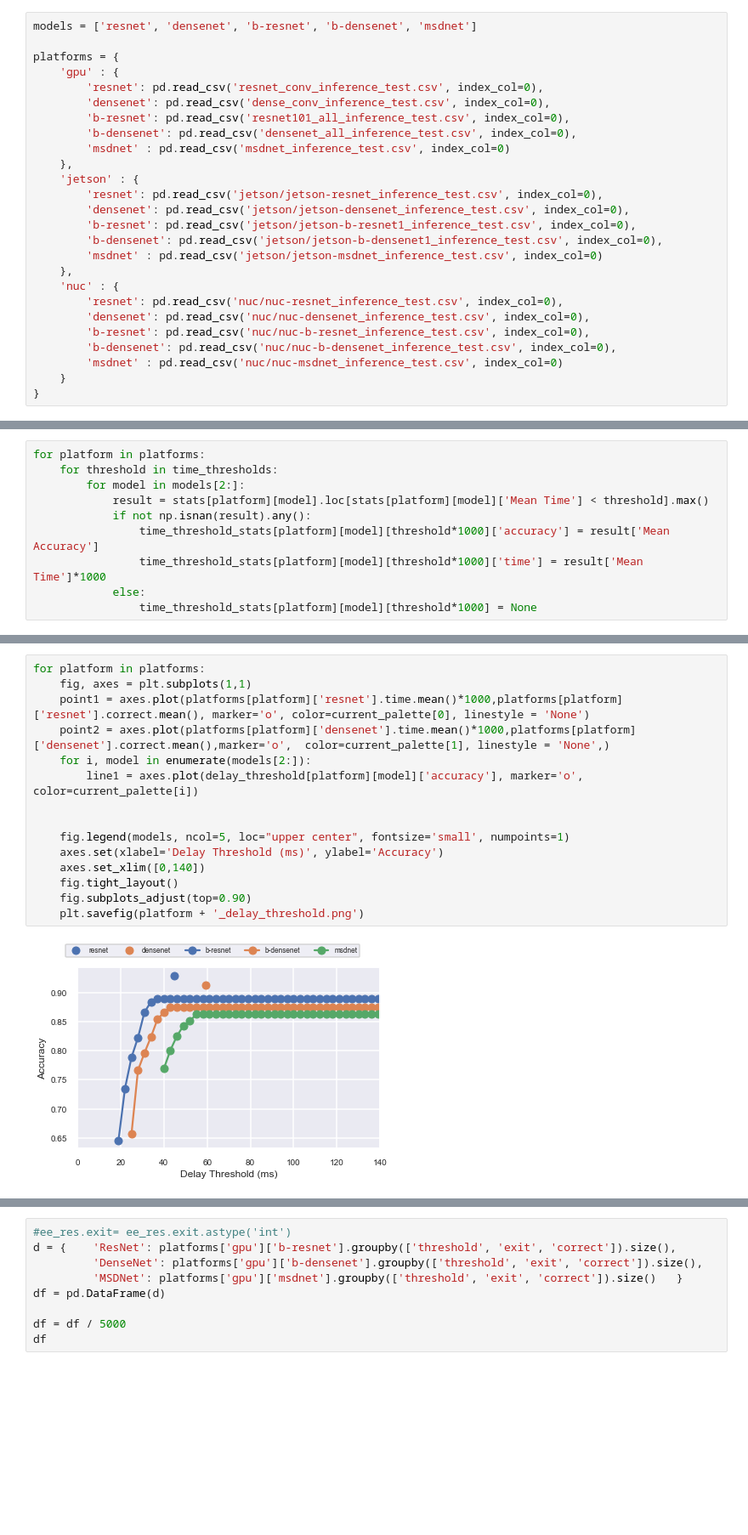
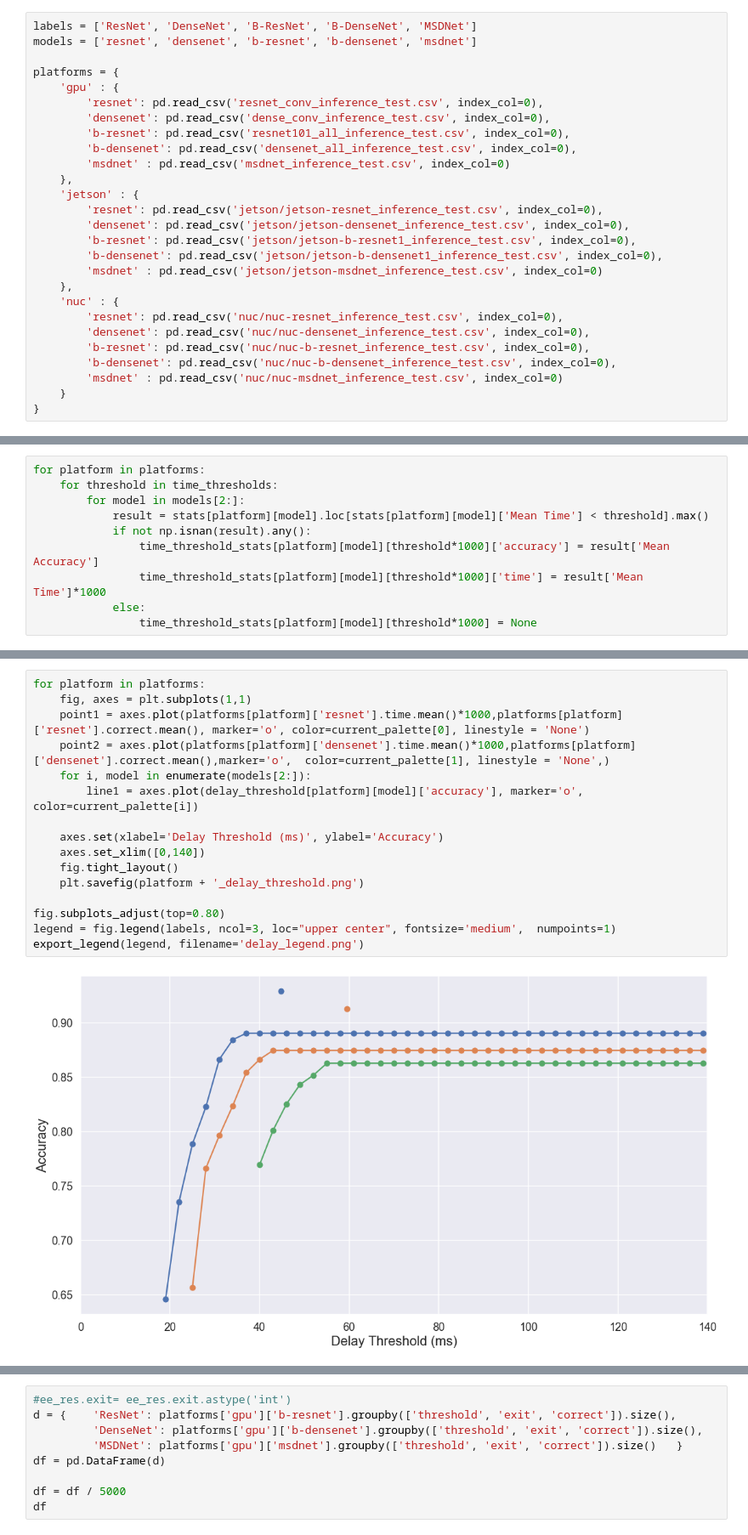
Before and after one commit to AlexKarlsen/thesis-src, a Jupyter notebook: DDNN/logging/threshold_test/threshold early exit/Inference analysis All.ipynb, the cells around one changed output, grey strips where cells are left out. Shown at 85% size. Drawn from its saved outputs; the diff is of its cells as text; blank space fills up the shorter version.

```diff
--- a/DDNN/logging/threshold_test/threshold early exit/Inference analysis All.ipynb
+++ b/DDNN/logging/threshold_test/threshold early exit/Inference analysis All.ipynb
@@ -17,6 +17,7 @@ sns.palplot(current_palette)
 # %% [output]
 [figure]
 # %%
+labels = ['ResNet', 'DenseNet', 'B-ResNet', 'B-DenseNet', 'MSDNet']
 models = ['resnet', 'densenet', 'b-resnet', 'b-densenet', 'msdnet']
 
 platforms = {
@@ -269,17 +278,18 @@ delay_threshold
 # %%
 for platform in platforms:
     fig, axes = plt.subplots(1,1)
     point1 = axes.plot(platforms[platform]['resnet'].time.mean()*1000,platforms[platform]['resnet'].correct.mean(), marker='o', color=current_palette[0], linestyle = 'None')
     point2 = axes.plot(platforms[platform]['densenet'].time.mean()*1000,platforms[platform]['densenet'].correct.mean(),marker='o',  color=current_palette[1], linestyle = 'None',)
     for i, model in enumerate(models[2:]):
         line1 = axes.plot(delay_threshold[platform][model]['accuracy'], marker='o', color=current_palette[i])
 
-
-    fig.legend(models, ncol=5, loc="upper center", fontsize='small', numpoints=1)
     axes.set(xlabel='Delay Threshold (ms)', ylabel='Accuracy')
     axes.set_xlim([0,140])
     fig.tight_layout()
-    fig.subplots_adjust(top=0.90)
     plt.savefig(platform + '_delay_threshold.png')
+
+fig.subplots_adjust(top=0.80)
+legend = fig.legend(labels, ncol=3, loc="upper center", fontsize='medium',  numpoints=1)
+export_legend(legend, filename='delay_legend.png')
 # %% [output]
-[figure, old version]
+[figure, new version]
```
Also changed, not shown: parts of 13 cells of this notebook, 55 other files.
